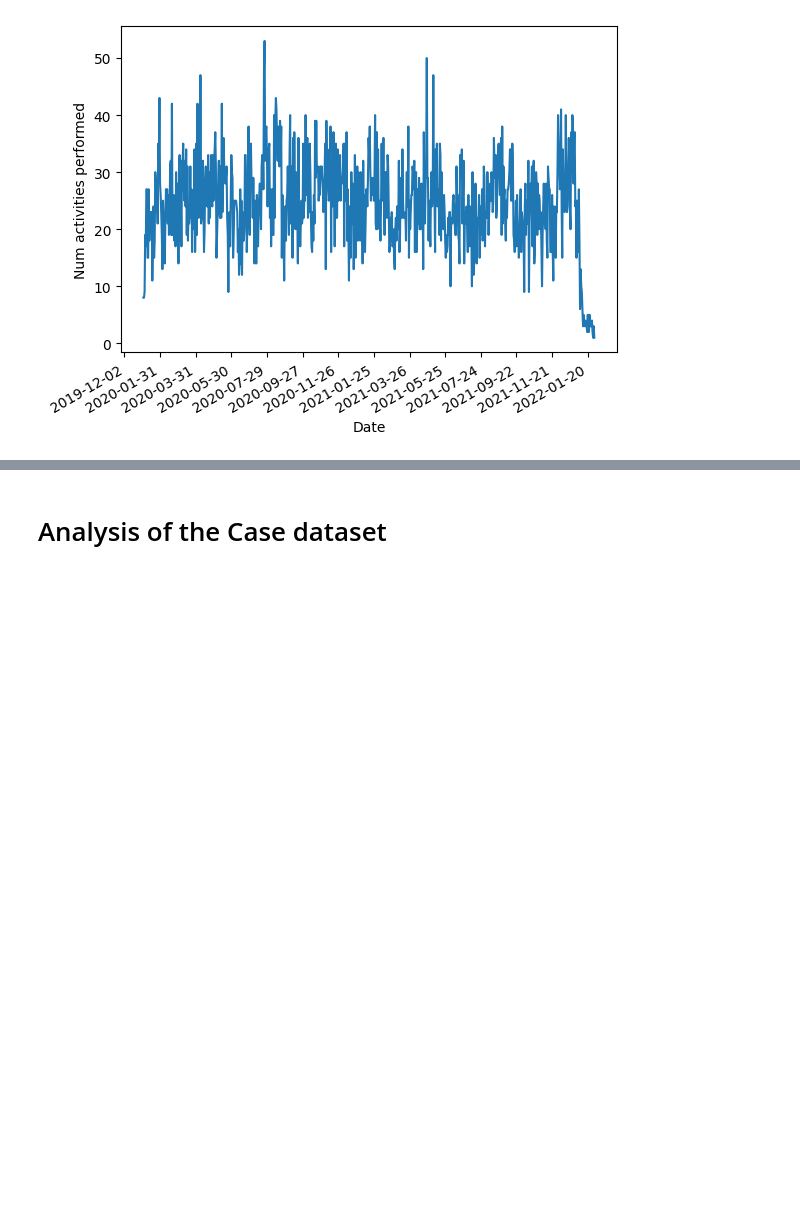
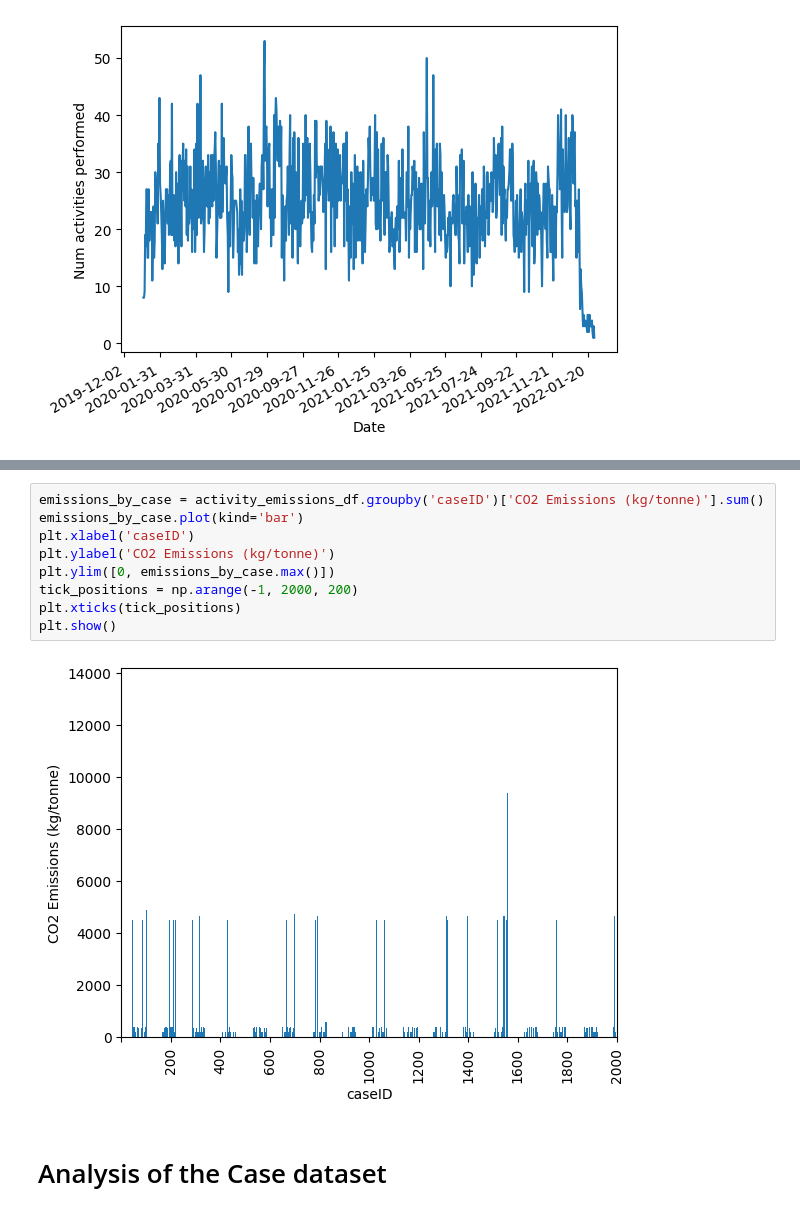
Before and after one commit to aaaka5h/BOLT-Datathon, a Jupyter notebook: analysis.ipynb, the cells around one changed output, grey strips where cells are left out. Drawn from its saved outputs; the diff is of its cells as text; blank space fills up the shorter version.

```diff
--- a/analysis.ipynb
+++ b/analysis.ipynb
@@ -79,3 +142,14 @@ plt.show()
+# %%
+emissions_by_case = activity_emissions_df.groupby('caseID')['CO2 Emissions (kg/tonne)'].sum()
+emissions_by_case.plot(kind='bar')
+plt.xlabel('caseID')
+plt.ylabel('CO2 Emissions (kg/tonne)')
+plt.ylim([0, emissions_by_case.max()])
+tick_positions = np.arange(-1, 2000, 200)
+plt.xticks(tick_positions)
+plt.show()
+# %% [output]
+[figure, added]
 # %% [markdown]
 # Analysis of the Case dataset
 # %%
```
Also changed, not shown: parts of 9 cells of this notebook.
